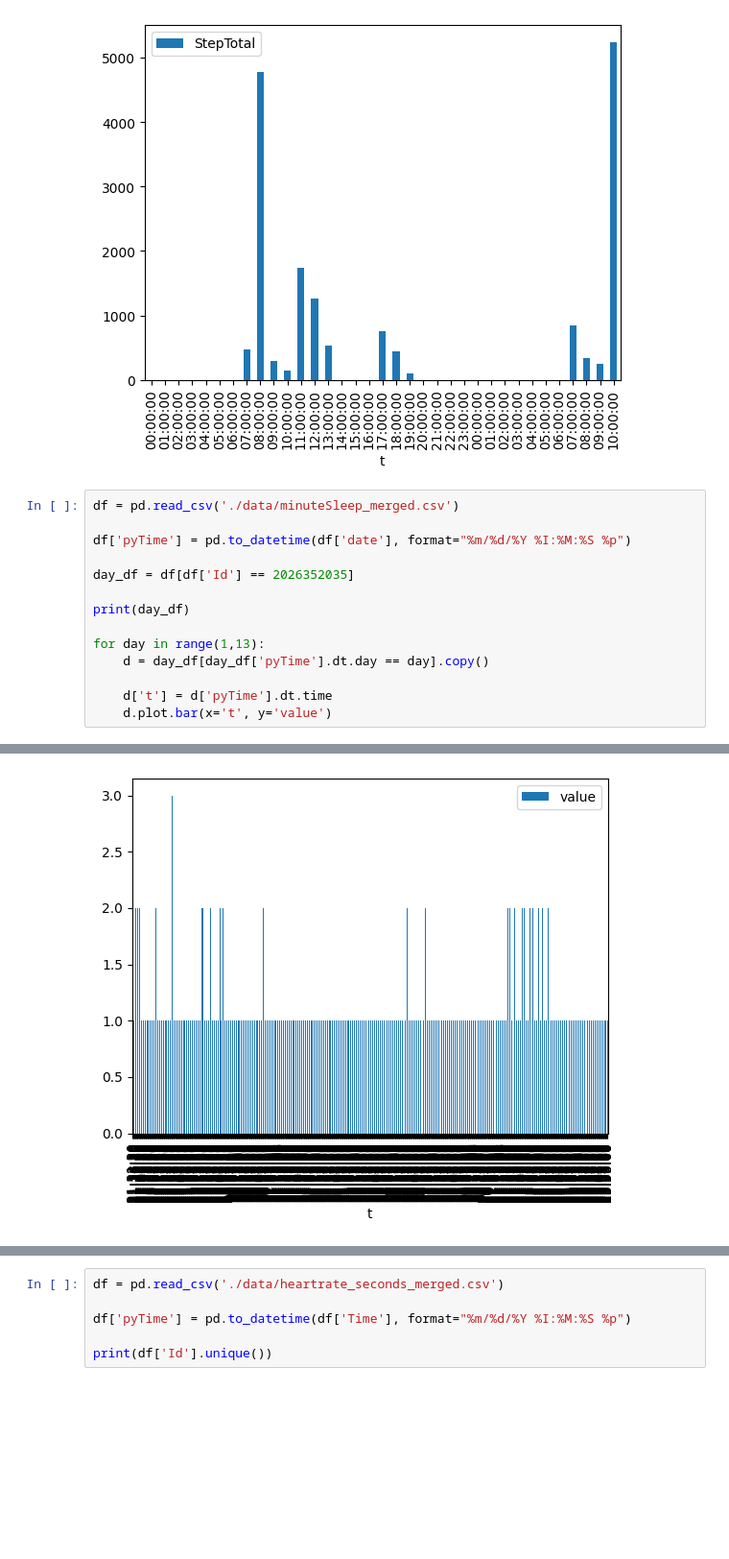
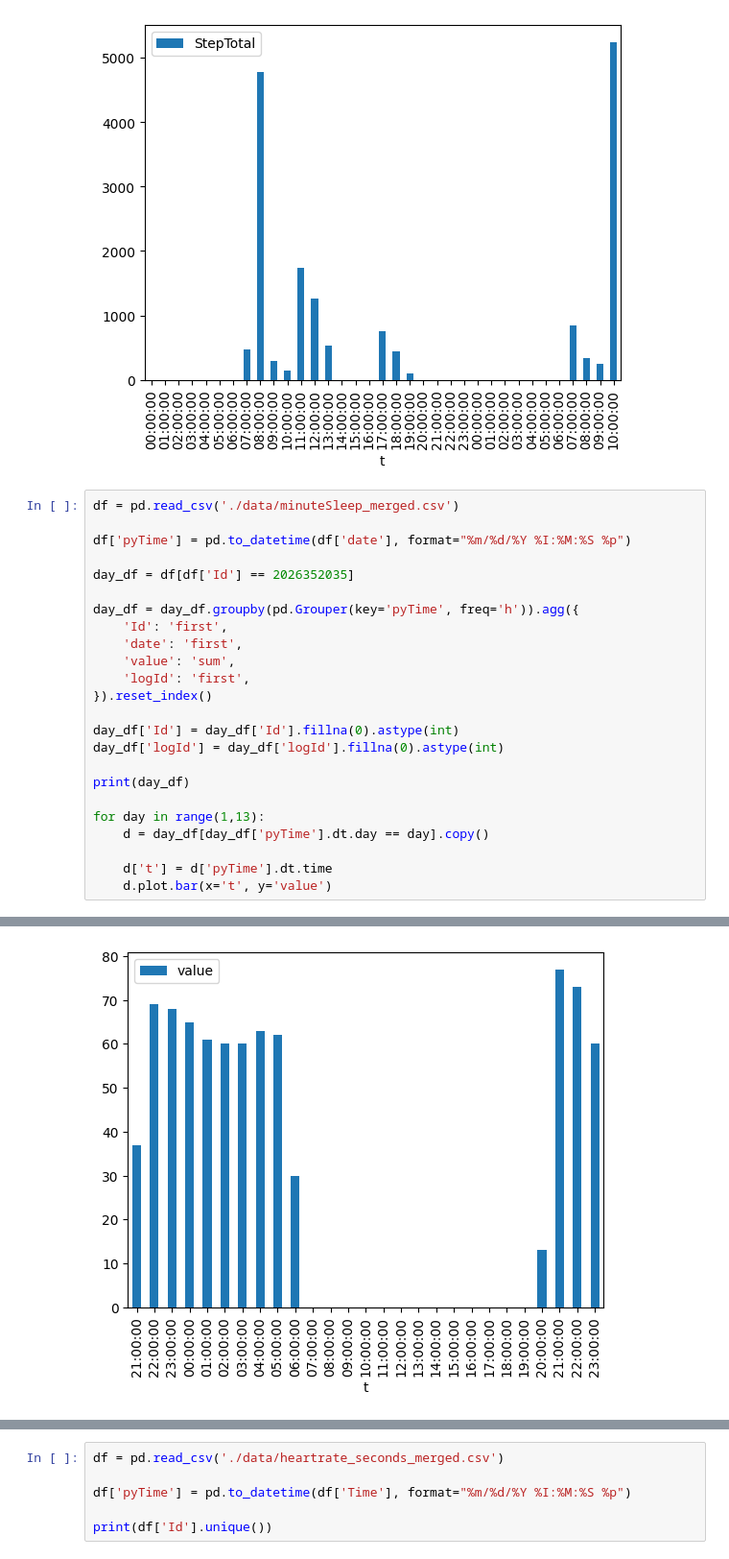
Before and after one commit to bigaru/lifestreams-scripts, a Jupyter notebook: fitabase/main.ipynb, the cells around one changed output, grey strips where cells are left out. Shown at 96% size. Saved outputs shown, nothing was run; the diff lists cells and outputs as text; blank space fills up the shorter version.

Commit message:
group sleep data by hour

```diff
--- a/fitabase/main.ipynb
+++ b/fitabase/main.ipynb
@@ -94,6 +94,16 @@ df = pd.read_csv('./data/minuteSleep_merged.csv')
 df['pyTime'] = pd.to_datetime(df['date'], format="%m/%d/%Y %I:%M:%S %p")
 
 day_df = df[df['Id'] == 2026352035]
+
+day_df = day_df.groupby(pd.Grouper(key='pyTime', freq='h')).agg({
+    'Id': 'first',
+    'date': 'first',
+    'value': 'sum',
+    'logId': 'first',
+}).reset_index()
+
+day_df['Id'] = day_df['Id'].fillna(0).astype(int)
+day_df['logId'] = day_df['logId'].fillna(0).astype(int)
 
 print(day_df)
 
@@ -133 +140 @@ for day in range(1,13):
-[figure, old version]
+[figure, new version]
```
Also changed, not shown: parts of 2 cells of this notebook, 1 other file.
